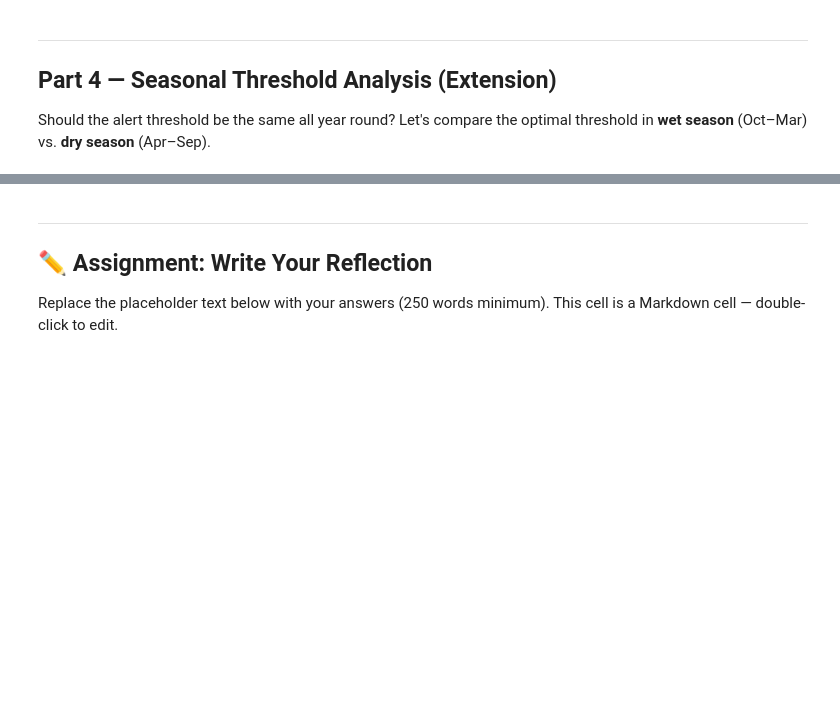
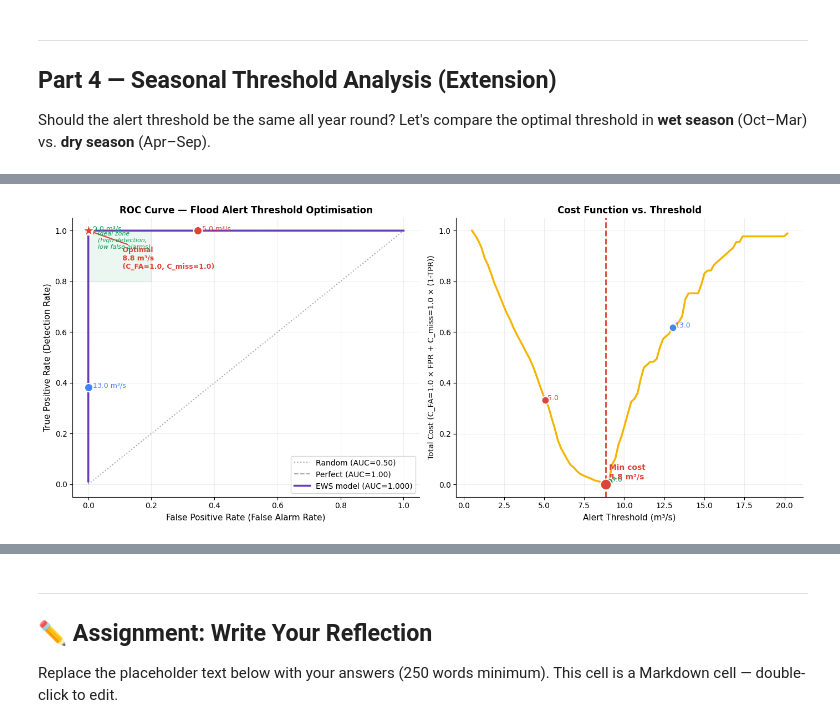
Before and after one commit to azlansaleh8/module_06_forecasting_early_warning-, a Jupyter notebook: module_06_forecasting_early_warning/02_alert_threshold_optimisation.ipynb, the cells around one changed output, grey strips where cells are left out. Cells and saved outputs as stored; diff of their text form; code cells hidden in the pictures; blank space fills up the shorter version.

```diff
--- a/module_06_forecasting_early_warning/02_alert_threshold_optimisation.ipynb
+++ b/module_06_forecasting_early_warning/02_alert_threshold_optimisation.ipynb
@@ -347,0 +348,90 @@ Dry Season (Apr–Sep): 915 days, 2 flood days (0.2%)
+# %%
+# Compute ROC curve across 100 thresholds
+thresholds = np.linspace(discharge.min(), discharge.max(), 100)
+fprs, tprs, pods, fars, csis = [], [], [], [], []
+
+for t in thresholds:
+    m = compute_metrics(discharge, is_flood, t)
+    fprs.append(m['FPR'])
+    tprs.append(m['POD'])
+    pods.append(m['POD'])
+    fars.append(m['FAR'])
+    csis.append(m['CSI'])
+
+fprs, tprs = np.array(fprs), np.array(tprs)
+roc_auc = auc(fprs, tprs)
+
+# ── COST FUNCTION ──────────────────────────────────────────────────────────
+# Change these values to explore how the optimal point shifts
+C_FALSE_ALARM = 1.0    # relative cost of a false alarm
+C_MISSED      = 1.0   # relative cost of a missed flood (higher = lives at risk)
+# ──────────────────────────────────────────────────────────────────────────
+
+costs = C_FALSE_ALARM * np.array(fprs) + C_MISSED * (1 - np.array(tprs))
+optimal_idx = np.argmin(costs)
+optimal_thresh = thresholds[optimal_idx]
+
+fig, axes = plt.subplots(1, 2, figsize=(14, 6), facecolor='white')
+
+# --- Left: ROC curve ---
+ax = axes[0]
+ax.plot([0,1],[0,1],':', color='#aaa', lw=1.5, label='Random (AUC=0.50)')
+ax.plot([0,0,1],[0,1,1],'--', color='#aaa', lw=1.5, label='Perfect (AUC=1.00)')
+ax.plot(fprs, tprs, color=PURPLE, lw=2.5, label=f'EWS model (AUC={roc_auc:.3f})')
+
+# Mark the three scenario points
+for thresh, label, col in scenarios:
+    m = compute_metrics(discharge, is_flood, thresh)
+    ax.scatter(m['FPR'], m['POD'], s=120, c=col, zorder=6, edgecolors='white', lw=1.5)
+    ax.annotate(f'  {thresh} m³/s', xy=(m['FPR'], m['POD']), fontsize=9, color=col)
+
+# Mark optimal point
+ax.scatter(fprs[optimal_idx], tprs[optimal_idx], s=300, c=RED,
+           marker='*', zorder=7, edgecolors='white', lw=1.5)
+ax.annotate(f' Optimal\n {optimal_thresh:.1f} m³/s\n (C_FA={C_FALSE_ALARM}, C_miss={C_MISSED})',
+            xy=(fprs[optimal_idx], tprs[optimal_idx]),
+            xytext=(fprs[optimal_idx]+0.1, tprs[optimal_idx]-0.15),
+            fontsize=9, color=RED, fontweight='bold',
+            arrowprops=dict(arrowstyle='->', color=RED, lw=1.5))
+
+ax.fill_between([0, 0.2], [0.8, 0.8], [1, 1], alpha=0.08, color=GREEN)
+ax.text(0.03, 0.93, 'Ideal zone\n(high detection,\nlow false alarms)',
+        fontsize=8, color=GREEN, fontstyle='italic')
+
+ax.set_xlabel('False Positive Rate (False Alarm Rate)', fontsize=11)
+ax.set_ylabel('True Positive Rate (Detection Rate)', fontsize=11)
+ax.set_title('ROC Curve — Flood Alert Threshold Optimisation', fontsize=12, fontweight='bold')
+ax.legend(fontsize=10)
+ax.grid(True, alpha=0.2)
+ax.spines['top'].set_visible(False); ax.spines['right'].set_visible(False)
+
+# --- Right: Cost curve ---
+ax2 = axes[1]
+ax2.plot(thresholds, costs, color=ORANGE, lw=2.5)
+ax2.axvline(optimal_thresh, color=RED, lw=2, ls='--')
+ax2.scatter([optimal_thresh], [costs[optimal_idx]], s=200, c=RED,
+            zorder=6, edgecolors='white', lw=1.5)
+ax2.text(optimal_thresh+0.2, costs[optimal_idx]+0.02,
+         f'Min cost\n{optimal_thresh:.1f} m³/s',
+         fontsize=10, color=RED, fontweight='bold')
+for thresh, label, col in scenarios:
+    idx = np.argmin(np.abs(thresholds - thresh))
+    ax2.scatter([thresholds[idx]], [costs[idx]], s=100, c=col, zorder=5,
+                edgecolors='white', lw=1.5)
+    ax2.annotate(f' {thresh}', xy=(thresholds[idx], costs[idx]), fontsize=9, color=col)
+
+ax2.set_xlabel('Alert Threshold (m³/s)', fontsize=11)
+ax2.set_ylabel(f'Total Cost (C_FA={C_FALSE_ALARM} × FPR + C_miss={C_MISSED} × (1-TPR))', fontsize=10)
+ax2.set_title('Cost Function vs. Threshold', fontsize=12, fontweight='bold')
+ax2.grid(True, alpha=0.2)
+ax2.spines['top'].set_visible(False); ax2.spines['right'].set_visible(False)
+
+plt.tight_layout()
+plt.show()
+
+m_opt = compute_metrics(discharge, is_flood, optimal_thresh)
+print(f'Optimal threshold: {optimal_thresh:.2f} m³/s (C_FA={C_FALSE_ALARM}, C_miss={C_MISSED})')
+print(f'POD={m_opt["POD"]:.3f} | FAR={m_opt["FAR"]:.3f} | CSI={m_opt["CSI"]:.3f}')
+print(f'False alarms/year: {m_opt["FP"]/5:.1f} | Missed floods/year: {m_opt["FN"]/5:.1f}')
+# %% [output]
+[figure, added]
```
Also changed, not shown: parts of 7 cells of this notebook.
